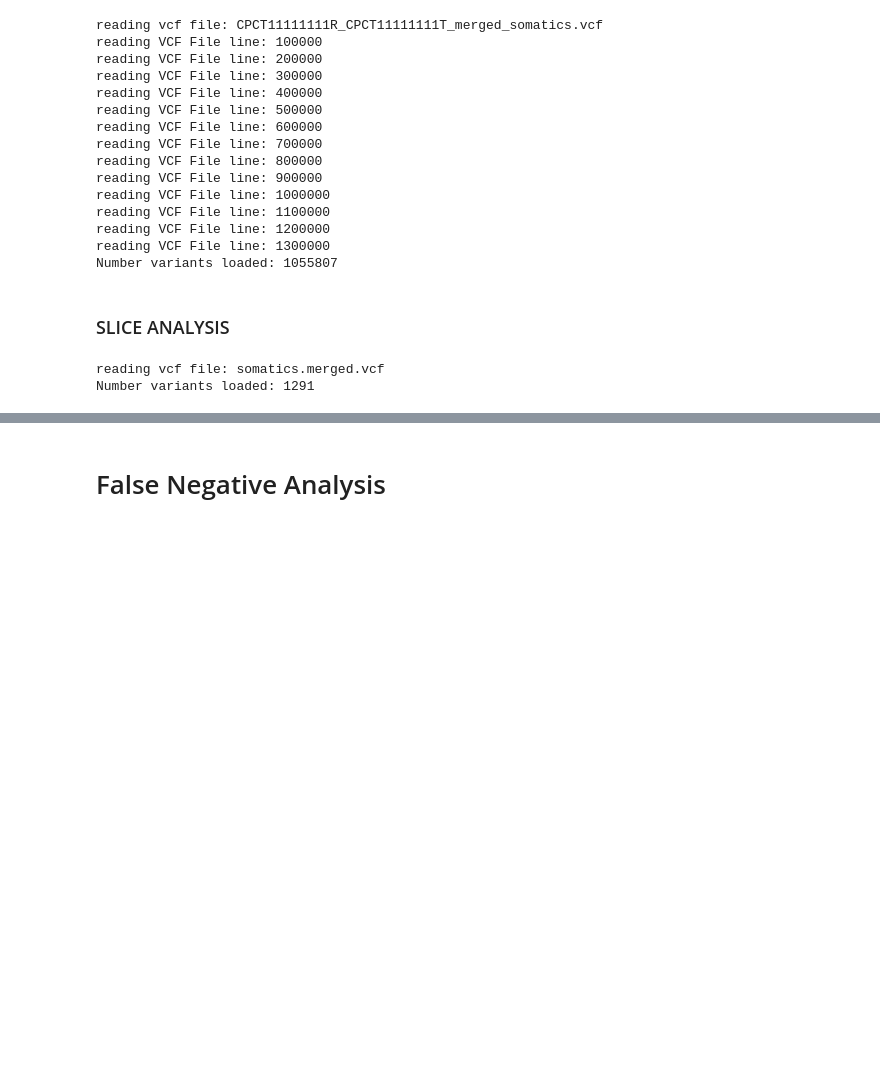
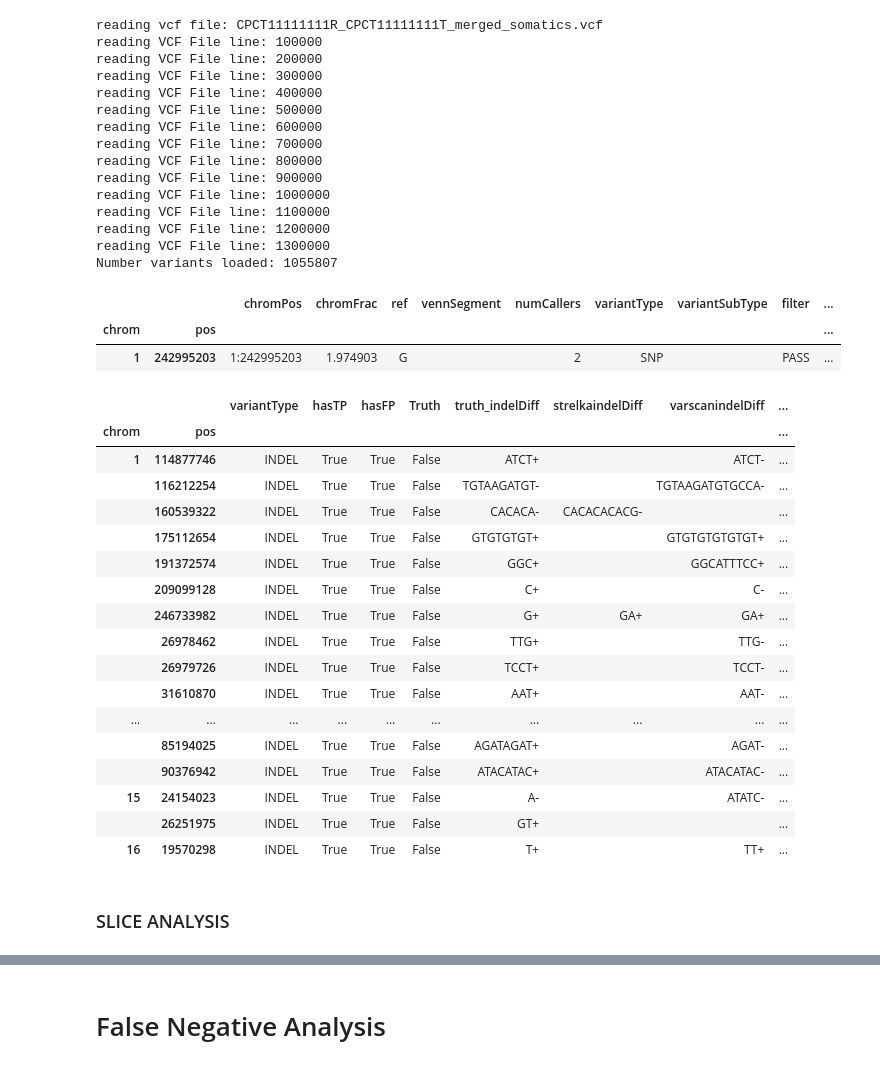
Before and after one commit to hartwigmedical/scripts, a Jupyter notebook: ipython/VCF_BENCHMARK_ANALYSIS.ipynb, the cells around one changed output, grey strips where cells are left out. Saved outputs shown, nothing was run; the diff lists cells and outputs as text; code cells hidden in the pictures; blank space fills up the shorter version.

Commit message:
refactored to use indelDiff in 'Truth' calc

```diff
--- a/ipython/VCF_BENCHMARK_ANALYSIS.ipynb
+++ b/ipython/VCF_BENCHMARK_ANALYSIS.ipynb
@@ -39,0 +42,18 @@ SAMPLE_NAMES = {VCF_SAMPLE + 'T.mutect':'mutect', \
+# %%
+def filterByChromFrac(df):
+    return df[(df.chromFrac > minChromFrac)&(df.chromFrac < maxChromFrac)]
+# %%
+def calculateTruth(df,dfTruth):
+    df = pd.merge(df,dfTruth,how='left', left_index=True,right_index=True,suffixes=('', '_Truth'))
+    df['hasTP'] = False
+    df['hasFP'] = False
+    for columnName in list(df):
+        if columnName.endswith('allele'):
+            df['hasTP'] = (df['hasTP']) | ((df[columnName[:-6]+'indelDiff'] == df['truth_indelDiff']) \
+                    & (df['variantType'] == 'INDEL')) |((df[columnName] == df['truth_allele']) \
+                    & (df['variantType'] == 'SNP'))
+            df['hasFP'] = (df['hasFP']) | ((df[columnName[:-6]+'indelDiff'] != df['truth_indelDiff']) \
+                    & (df['variantType'] == 'INDEL') & (df[columnName[:-6]+'indelDiff'] != '')) |((df[columnName] != df['truth_allele']) \
+                    & (df['variantType'] == 'SNP') & (df[columnName] != ''))
+    df['Truth'] = (df['hasTP']) &  (df['hasFP'] == False)
+    return df
@@ -50,7 +93,10 @@ Bed File Loaded
 truthBed = copy.deepcopy(bed)
 dfTruth = aVCF.loadVaraintsFromVCF(VCF_PATH_TRUTH,VCF_FILE_NAME_TRUTH, \
                                    SAMPLE_NAMES_TRUTH,"Mix-in Truth Set",True,True,truthBed)
-dfTruth = dfTruth[(dfTruth.chromFrac > minChromFrac)&(dfTruth.chromFrac < maxChromFrac)]
+dfTruth = filterByChromFrac(dfTruth)
+dfTruth.rename(columns={'70-30truthallele':'truth_allele','70-30truthindelDiff':'truth_indelDiff'}, inplace=True)
+dfTruth = dfTruth[['chrom','pos','variantType','ref','truth_allele','truth_indelDiff']]
+dfTruth = dfTruth.set_index(['chrom','pos'])
 # %% [output]
 reading vcf file: na12878-na24385-somatic-truth.vcf
 reading VCF File line: 100000
@@ -68,9 +114,10 @@ Number variants loaded: 1101868
 # %%
 # LOAD SAMPLE VCF + match to truth set
 sampleBed = copy.deepcopy(bed)
-df = aVCF.loadVaraintsFromVCF(VCF_PATH,VCF_FILE_NAME,SAMPLE_NAMES,VCF_SAMPLE,True,True,sampleBed)
-df['Truth']=df.chromPos.isin(dfTruth['chromPos'])
-df = df[(df.chromFrac > minChromFrac)&(df.chromFrac < maxChromFrac)]
+dfProd = aVCF.loadVaraintsFromVCF(VCF_PATH,VCF_FILE_NAME,SAMPLE_NAMES,VCF_SAMPLE,True,True,sampleBed)
+dfProd = filterByChromFrac(dfProd)
+dfProd = dfProd.set_index(['chrom','pos'])
+dfProd = calculateTruth(dfProd,dfTruth)
 # %% [output]
 reading vcf file: CPCT11111111R_CPCT11111111T_merged_somatics.vcf
 reading VCF File line: 100000
@@ -87,5 +134,33 @@ reading VCF File line: 1100000
 reading VCF File line: 1200000
 reading VCF File line: 1300000
 Number variants loaded: 1055807
+# %%
+dfProd[dfProd.index.duplicated(keep=False)].head(1)
+# %% [output]
+|  |  | chromPos | chromFrac | ref | vennSegment | numCallers | variantType | variantSubType | filter | ... |
+| chrom | pos |  |  |  |  |  |  |  |  | ... |
+| 1 | 242995203 | 1:242995203 | 1.974903 | G |  | 2 | SNP |  | PASS | ... |
+# %%
+columns =['variantType','hasTP','hasFP','Truth','truth_indelDiff','strelkaindelDiff','varscanindelDiff','freebayesindelDiff','mutectindelDiff','ref_Truth','truth_allele','ref','strelkaallele','varscanallele','freebayesallele','mutectallele']
+dfProd[(dfProd.variantType == 'INDEL') & (dfProd.Truth == False) & (~pd.isnull(dfProd.truth_indelDiff))][columns].head(50)
+# %% [output]
+|  |  | variantType | hasTP | hasFP | Truth | truth_indelDiff | strelkaindelDiff | varscanindelDiff | ... |
+| chrom | pos |  |  |  |  |  |  |  | ... |
+| 1 | 114877746 | INDEL | True | True | False | ATCT+ |  | ATCT- | ... |
+|  | 116212254 | INDEL | True | True | False | TGTAAGATGT- |  | TGTAAGATGTGCCA- | ... |
+|  | 160539322 | INDEL | True | True | False | CACACA- | CACACACACG- |  | ... |
+|  | 175112654 | INDEL | True | True | False | GTGTGTGT+ |  | GTGTGTGTGTGT+ | ... |
+|  | 191372574 | INDEL | True | True | False | GGC+ |  | GGCATTTCC+ | ... |
+|  | 209099128 | INDEL | True | True | False | C+ |  | C- | ... |
+|  | 246733982 | INDEL | True | True | False | G+ | GA+ | GA+ | ... |
+|  | 26978462 | INDEL | True | True | False | TTG+ |  | TTG- | ... |
+|  | 26979726 | INDEL | True | True | False | TCCT+ |  | TCCT- | ... |
+|  | 31610870 | INDEL | True | True | False | AAT+ |  | AAT- | ... |
+| ... | ... | ... | ... | ... | ... | ... | ... | ... | ... |
+|  | 85194025 | INDEL | True | True | False | AGATAGAT+ |  | AGAT- | ... |
+|  | 90376942 | INDEL | True | True | False | ATACATAC+ |  | ATACATAC- | ... |
+| 15 | 24154023 | INDEL | True | True | False | A- |  | ATATC- | ... |
+|  | 26251975 | INDEL | True | True | False | GT+ |  |  | ... |
+| 16 | 19570298 | INDEL | True | True | False | T+ |  | TT+ | ... |
 # %% [markdown]
 <h3> SLICE ANALYSIS
@@ -92,13 +172,2 @@ Number variants loaded: 1055807
 # %%
 sliceBed = copy.deepcopy(bed)
-# %%
-# SLICE SETTINGS
-SLICE_VCF_PATH = "/Users/peterpriestley/hmf/slice2-70-30/"
-SLICE_VCF_FILE_NAME = "somatics.merged.vcf"
-SLICE_SAMPLE_NAMES = SAMPLE_NAMES
-dfSlice = aVCF.loadVaraintsFromVCF(SLICE_VCF_PATH,SLICE_VCF_FILE_NAME,SLICE_SAMPLE_NAMES,VCF_SAMPLE,True,True,sliceBed)
-dfSlice['Truth']=dfSlice.chromPos.isin(dfTruth['chromPos'])
-dfSlice = dfSlice[(dfSlice.chromFrac > minChromFrac)&(dfSlice.chromFrac < maxChromFrac)]
-# %% [output]
-reading vcf file: somatics.merged.vcf
-Number variants loaded: 1291
```
Also changed, not shown: parts of 12 cells of this notebook, 2 other files.
